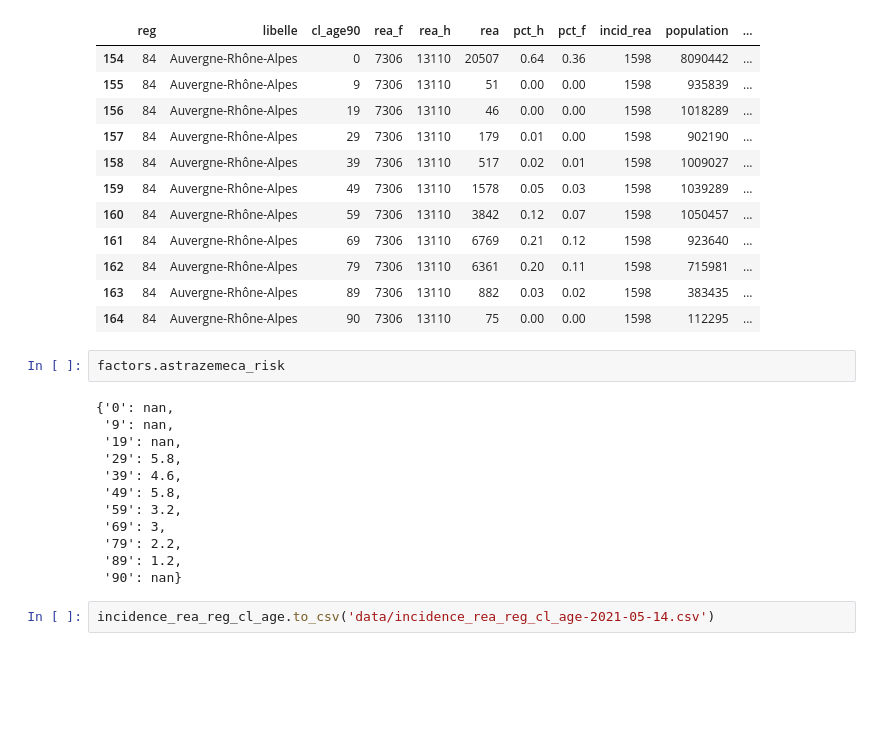
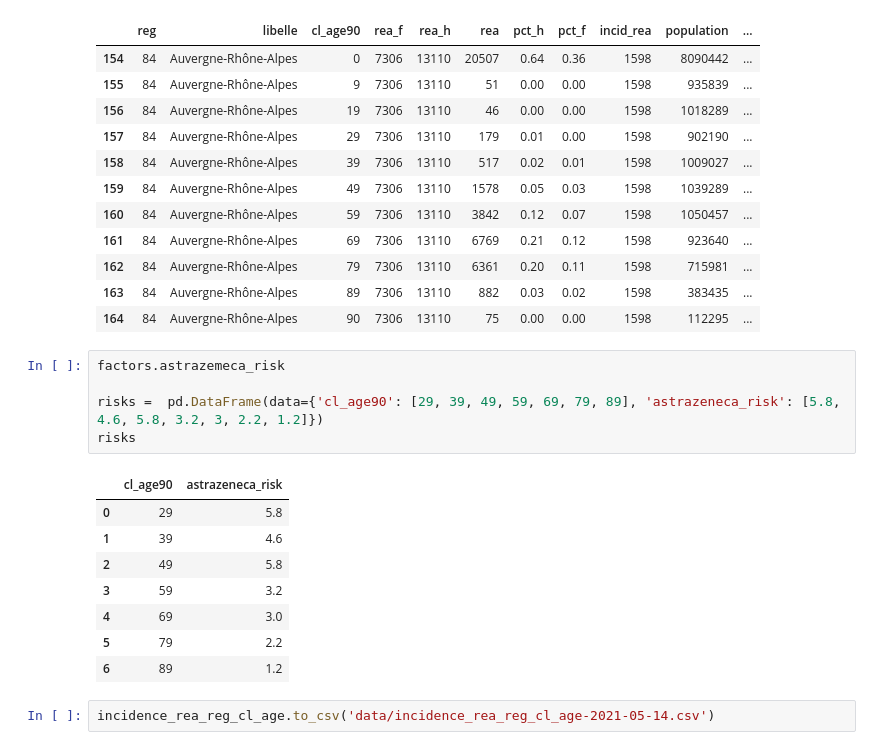
Before and after one commit to oalam/covid-analytics, a Jupyter notebook: exploratory.ipynb, the cells around one changed output. Cells and saved outputs as stored; diff of their text form; blank space fills up the shorter version.

```diff
--- a/exploratory.ipynb
+++ b/exploratory.ipynb
@@ -353,19 +353,19 @@ incidence_rea_reg_cl_age[incidence_rea_reg_cl_age.reg==84]
 | 162 | 84 | Auvergne-Rhône-Alpes | 79 | 7306 | 13110 | 6361 | 0.20 | 0.11 | 1598 | 715981 | ... |
 | 163 | 84 | Auvergne-Rhône-Alpes | 89 | 7306 | 13110 | 882 | 0.03 | 0.02 | 1598 | 383435 | ... |
 | 164 | 84 | Auvergne-Rhône-Alpes | 90 | 7306 | 13110 | 75 | 0.00 | 0.00 | 1598 | 112295 | ... |
-# %%
-factors.astrazemeca_risk
-# %% [output]
-{'0': nan,
- '9': nan,
- '19': nan,
- '29': 5.8,
- '39': 4.6,
- '49': 5.8,
- '59': 3.2,
- '69': 3,
- '79': 2.2,
- '89': 1.2,
- '90': nan}
+# %%
+factors.astrazemeca_risk
+
+risks =  pd.DataFrame(data={'cl_age90': [29, 39, 49, 59, 69, 79, 89], 'astrazeneca_risk': [5.8, 4.6, 5.8, 3.2, 3, 2.2, 1.2]})
+risks
+# %% [output]
+|  | cl_age90 | astrazeneca_risk |
+| 0 | 29 | 5.8 |
+| 1 | 39 | 4.6 |
+| 2 | 49 | 5.8 |
+| 3 | 59 | 3.2 |
+| 4 | 69 | 3.0 |
+| 5 | 79 | 2.2 |
+| 6 | 89 | 1.2 |
 # %%
 incidence_rea_reg_cl_age.to_csv('data/incidence_rea_reg_cl_age-2021-05-14.csv')
```
Also changed, not shown: parts of 2 cells of this notebook, 4 other files.
